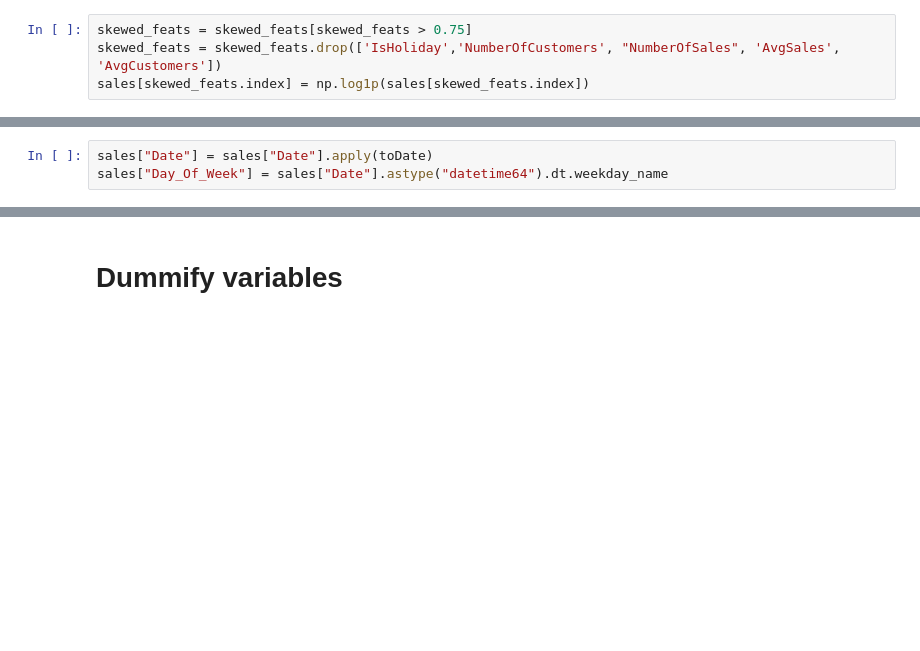
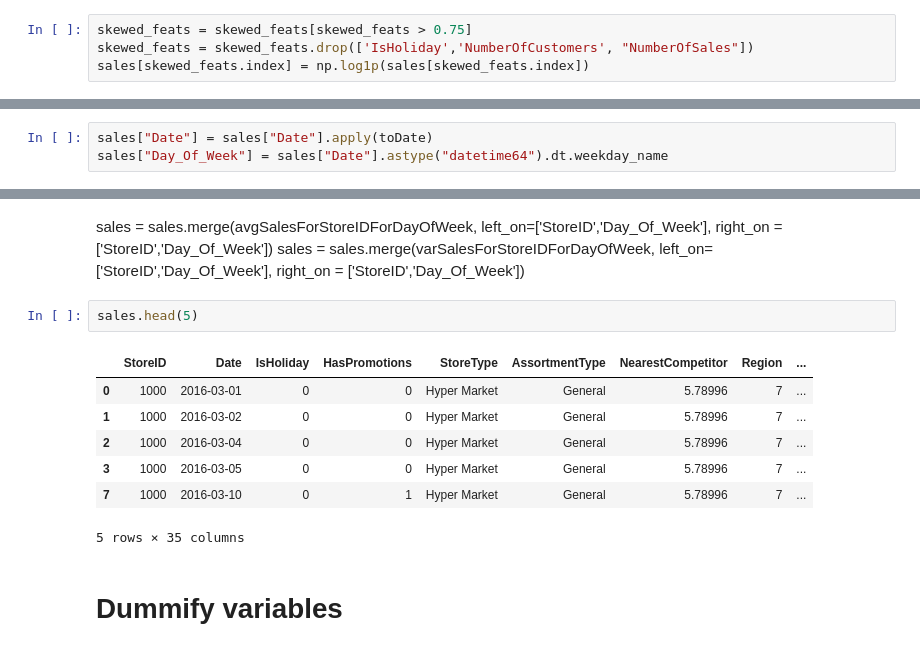
Before and after one commit to Trik17/DMTM_2018, a Jupyter notebook: Polimi Competition/GoldenMaster - FeatureSelection.ipynb, the cells around one changed output, grey strips where cells are left out. Cells and saved outputs as stored; diff of their text form; blank space fills up the shorter version.

```diff
--- a/Polimi Competition/GoldenMaster - FeatureSelection.ipynb
+++ b/Polimi Competition/GoldenMaster - FeatureSelection.ipynb
@@ -436,7 +427,7 @@ Text(0.5,1,'')
 # NORMALIZATION HERE
 # %%
 skewed_feats = skewed_feats[skewed_feats > 0.75]
-skewed_feats = skewed_feats.drop(['IsHoliday','NumberOfCustomers', "NumberOfSales", 'AvgSales', 'AvgCustomers'])
+skewed_feats = skewed_feats.drop(['IsHoliday','NumberOfCustomers', "NumberOfSales"])
 sales[skewed_feats.index] = np.log1p(sales[skewed_feats.index])
 # %% [markdown]
 # Correlation Analysis and Feature Selection
@@ -462,3 +473,16 @@ sales["Day_Of_Week"] = sales["Date"].astype("datetime64").dt.weekday_name
+# %% [markdown]
+sales = sales.merge(avgSalesForStoreIDForDayOfWeek, left_on=['StoreID','Day_Of_Week'], right_on = ['StoreID','Day_Of_Week'])
+sales = sales.merge(varSalesForStoreIDForDayOfWeek, left_on=['StoreID','Day_Of_Week'], right_on = ['StoreID','Day_Of_Week'])
+# %%
+sales.head(5)
+# %% [output]
+|  | StoreID | Date | IsHoliday | HasPromotions | StoreType | AssortmentType | NearestCompetitor | Region | ... |
+| 0 | 1000 | 2016-03-01 | 0 | 0 | Hyper Market | General | 5.78996 | 7 | ... |
+| 1 | 1000 | 2016-03-02 | 0 | 0 | Hyper Market | General | 5.78996 | 7 | ... |
+| 2 | 1000 | 2016-03-04 | 0 | 0 | Hyper Market | General | 5.78996 | 7 | ... |
+| 3 | 1000 | 2016-03-05 | 0 | 0 | Hyper Market | General | 5.78996 | 7 | ... |
+| 7 | 1000 | 2016-03-10 | 0 | 1 | Hyper Market | General | 5.78996 | 7 | ... |
+5 rows × 35 columns
 # %% [markdown]
 # Dummify variables
 # %%
```
Also changed, not shown: parts of 18 cells of this notebook, 1 other file.
